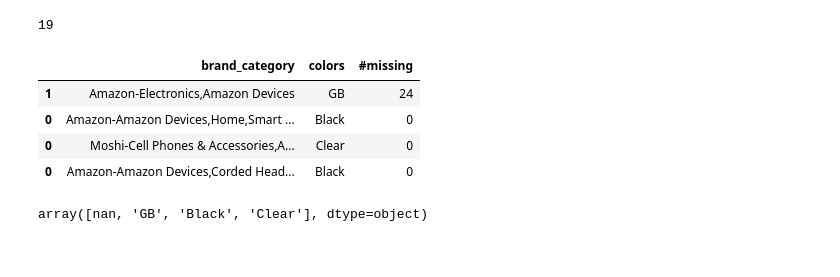
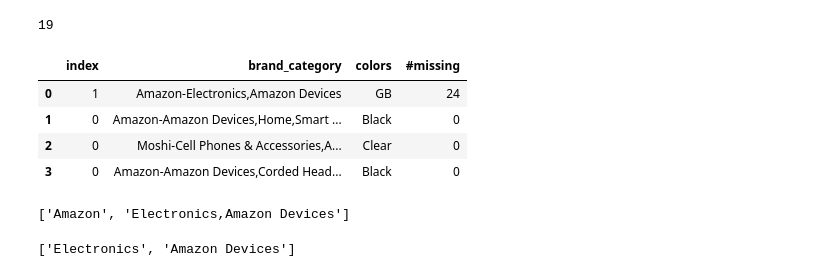
Before and after one commit to Indranil-Seal/amazon_product_review, a Jupyter notebook: analysisv1.ipynb, the cells around one changed output. Drawn from its saved outputs; the diff is of its cells as text; code cells hidden in the pictures.

```diff
--- a/analysisv1.ipynb
+++ b/analysisv1.ipynb
@@ -39,12 +35,12 @@ weight                   object
 dtype: object
 # %%
 col_list = list(amadata.columns)
-datastr = pd.DataFrame(columns = ['colname','obs','uniques','missing_','dtype'])
+datastr = pd.DataFrame(columns = ['colname','obs','uniques','%missing_','dtype'])
 for col in col_list:
     datum = pd.DataFrame({'colname':[col],
                           'obs':[len(amadata[col])],
                           'uniques':[len(amadata[col].unique())],
-                          'missing_':[((amadata[col].isna().sum())/amadata.shape[0])*100],
+                          '%missing_':[((amadata[col].isna().sum())/amadata.shape[0])*100],
                           'dtype':[amadata[col].dtype]})
     datastr = pd.concat([datastr,datum],axis = 0)
 # %%
@@ -100,14 +96,19 @@ for brandcat in brand_cat_list:
                           '#missing':amadata.loc[amadata['brand_cat_key'] == brandcat].colors.isna().sum()})
     colorsdata = pd.concat([colorsdata,datum],axis = 0)
 # %%
-colorsdata.loc[(colorsdata['colors'].isna()) == False]
+impute_colors = colorsdata.loc[(colorsdata['colors'].isna()) == False]
+impute_colors.reset_index()
 # %% [output]
-|  | brand_category | colors | #missing |
-| 1 | Amazon-Electronics,Amazon Devices | GB | 24 |
-| 0 | Amazon-Amazon Devices,Home,Smart ... | Black | 0 |
-| 0 | Moshi-Cell Phones & Accessories,A... | Clear | 0 |
-| 0 | Amazon-Amazon Devices,Corded Head... | Black | 0 |
+|  | index | brand_category | colors | #missing |
+| 0 | 1 | Amazon-Electronics,Amazon Devices | GB | 24 |
+| 1 | 0 | Amazon-Amazon Devices,Home,Smart ... | Black | 0 |
+| 2 | 0 | Moshi-Cell Phones & Accessories,A... | Clear | 0 |
+| 3 | 0 | Amazon-Amazon Devices,Corded Head... | Black | 0 |
 # %%
-colorsdata.colors.unique()
+'Amazon-Electronics,Amazon Devices'.split('-')
 # %% [output]
-array([nan, 'GB', 'Black', 'Clear'], dtype=object)
+['Amazon', 'Electronics,Amazon Devices']
+# %%
+'Amazon-Electronics,Amazon Devices'.split('-')[1].split(',')
+# %% [output]
+['Electronics', 'Amazon Devices']
```
Also changed, not shown: parts of 4 cells of this notebook.
